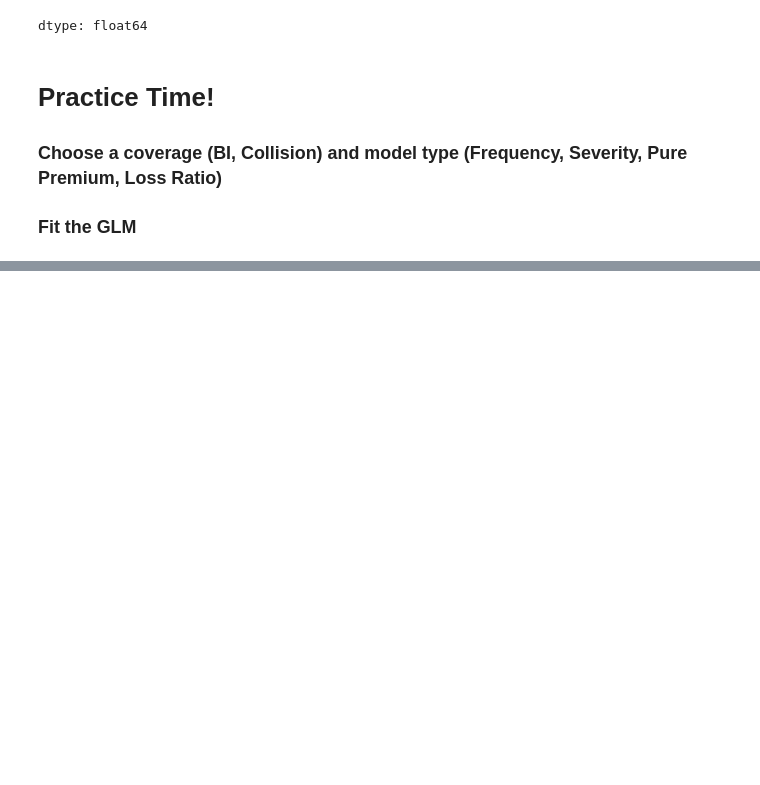
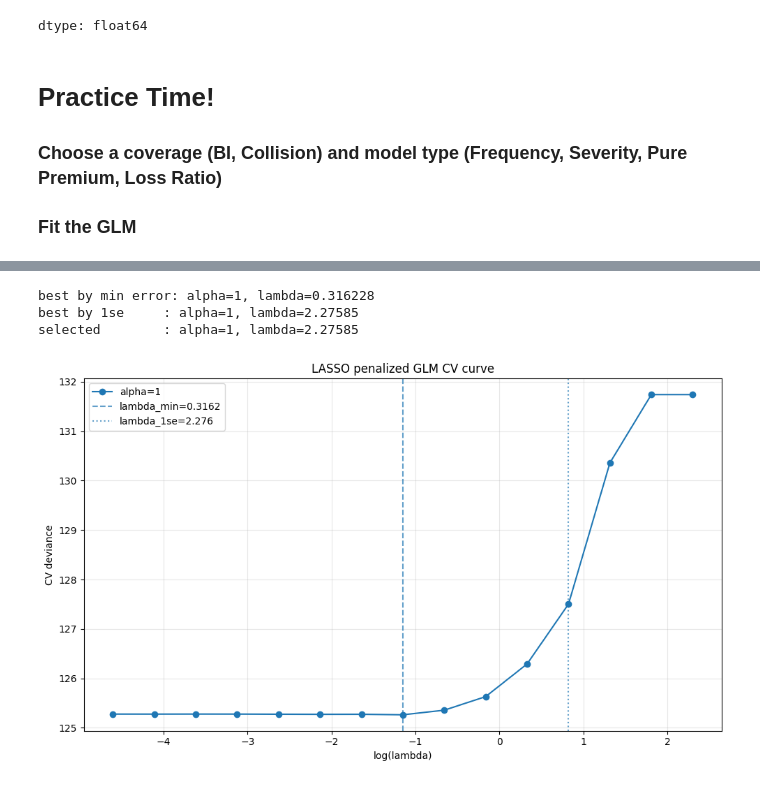
Before and after one commit to RuthlessActuary2023/CAS-RPM-2026-Theory-to-Code, a Jupyter notebook: 2026_CAS_RPM_Python_GLM.ipynb, the cells around one changed output, grey strips where cells are left out. Drawn from its saved outputs; the diff is of its cells as text; code cells hidden in the pictures; blank space fills up the shorter version.

```diff
--- a/2026_CAS_RPM_Python_GLM.ipynb
+++ b/2026_CAS_RPM_Python_GLM.ipynb
@@ -694,0 +1044,8 @@ dtype: float64
+# %%
+df2 = df.copy()
+for col in ['coll_symb_ntile', 'diploma_ntile', 'pop_density_ntile', 'unemployment_ntile']:
+  df2[col.replace('_ntile','_decile')] = create_decile(df2,col)
+
+df2['vdr'] = df2['veh_count_box'] / df2['driver_count_box']
+
+d_train, d_test = tt_split(df2,.80)
@@ -694,0 +1107,17 @@ dtype: float64
+# %%
+res_lasso = run_penalized_glm(
+    train = d_train,
+    test = d_test,
+    target = 'pp_col',
+    weight = 'ee_col',
+    var_list = var_list,
+    glm_type = "pp",
+    penalty = "lasso",
+    selection = "1se",
+    n_folds = 3
+)
+# %% [output]
+best by min error: alpha=1, lambda=0.316228
+best by 1se     : alpha=1, lambda=2.27585
+selected        : alpha=1, lambda=2.27585
+[figure, added]
```
Also changed, not shown: parts of 13 cells of this notebook.
